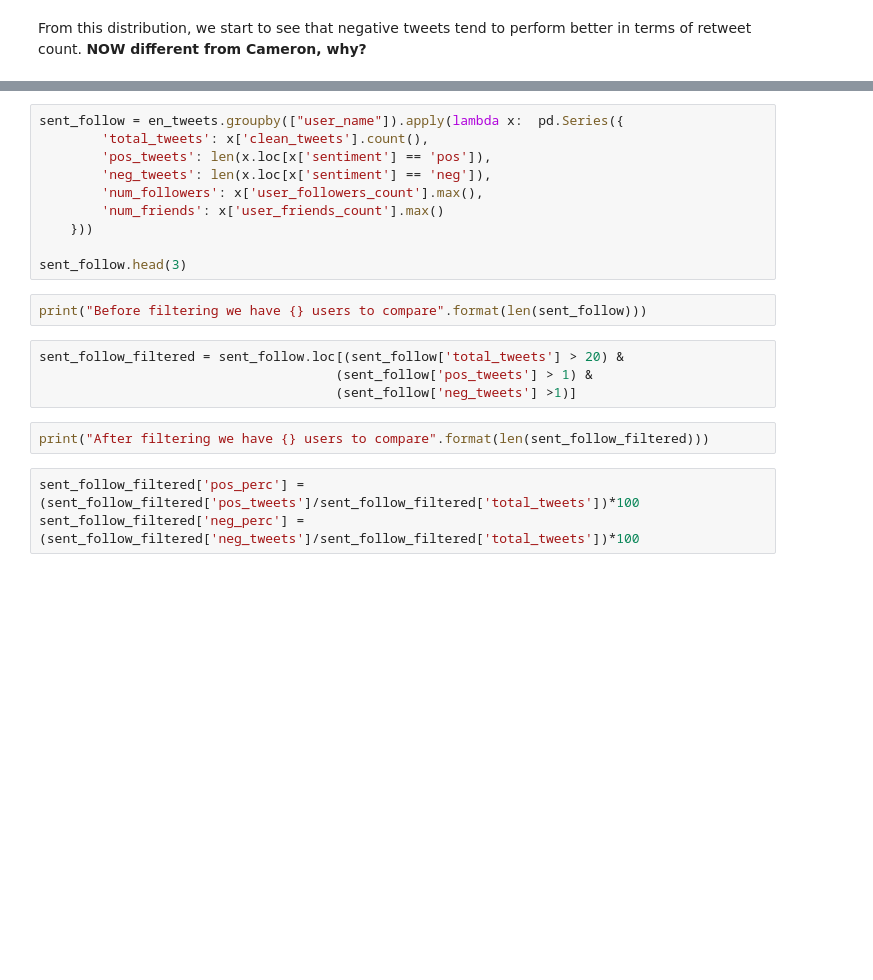
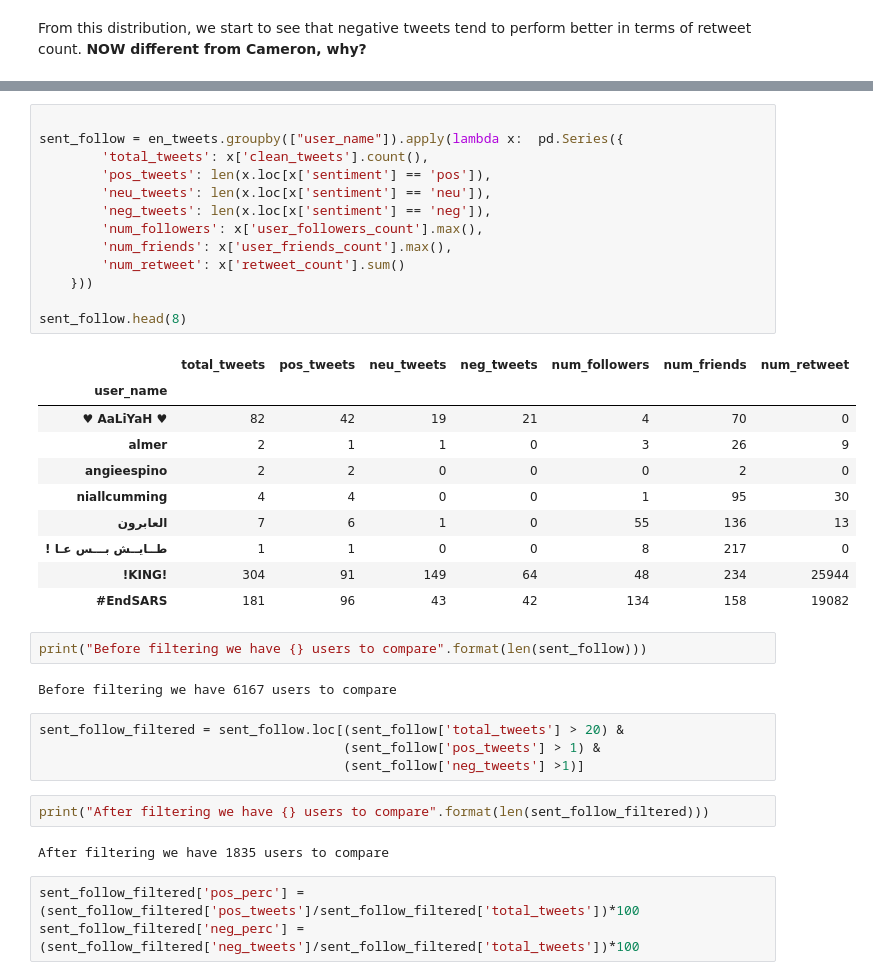
Before and after one commit to epfl-ada/ada-2020-project-milestone-p3-p3_musetti-adaletti, a Jupyter notebook: Creative_extension_analysis.ipynb, the cells around one changed output, grey strips where cells are left out. Drawn from its saved outputs; the diff is of its cells as text; blank space fills up the shorter version.

```diff
--- a/Creative_extension_analysis.ipynb
+++ b/Creative_extension_analysis.ipynb
@@ -1048,21 +1147,39 @@ en_tweets.groupby(["user_name"]).count()['clean_tweets']
 # %%
+
 sent_follow = en_tweets.groupby(["user_name"]).apply(lambda x:  pd.Series({
         'total_tweets': x['clean_tweets'].count(),
         'pos_tweets': len(x.loc[x['sentiment'] == 'pos']),
+        'neu_tweets': len(x.loc[x['sentiment'] == 'neu']),
         'neg_tweets': len(x.loc[x['sentiment'] == 'neg']),
         'num_followers': x['user_followers_count'].max(),
-        'num_friends': x['user_friends_count'].max()
+        'num_friends': x['user_friends_count'].max(),
+        'num_retweet': x['retweet_count'].sum()
     }))
 
-sent_follow.head(3)
+sent_follow.head(8)
+# %% [output]
+|  | total_tweets | pos_tweets | neu_tweets | neg_tweets | num_followers | num_friends | num_retweet |
+| user_name |  |  |  |  |  |  |  |
+| ♥ AaLiYaH ♥ | 82 | 42 | 19 | 21 | 4 | 70 | 0 |
+| almer | 2 | 1 | 1 | 0 | 3 | 26 | 9 |
+| angieespino | 2 | 2 | 0 | 0 | 0 | 2 | 0 |
+| niallcumming | 4 | 4 | 0 | 0 | 1 | 95 | 30 |
+| العابرون | 7 | 6 | 1 | 0 | 55 | 136 | 13 |
+| ! طــايــش بـــس عـا | 1 | 1 | 0 | 0 | 8 | 217 | 0 |
+| !KING! | 304 | 91 | 149 | 64 | 48 | 234 | 25944 |
+| #EndSARS | 181 | 96 | 43 | 42 | 134 | 158 | 19082 |
 # %%
 print("Before filtering we have {} users to compare".format(len(sent_follow)))
+# %% [output]
+Before filtering we have 6167 users to compare
 # %%
 sent_follow_filtered = sent_follow.loc[(sent_follow['total_tweets'] > 20) &
-                                      (sent_follow['pos_tweets'] > 1) &
-                                      (sent_follow['neg_tweets'] >1)]
+                                       (sent_follow['pos_tweets'] > 1) &
+                                       (sent_follow['neg_tweets'] >1)]
 # %%
 print("After filtering we have {} users to compare".format(len(sent_follow_filtered)))
+# %% [output]
+After filtering we have 1835 users to compare
 # %%
 sent_follow_filtered['pos_perc'] = (sent_follow_filtered['pos_tweets']/sent_follow_filtered['total_tweets'])*100
 sent_follow_filtered['neg_perc'] = (sent_follow_filtered['neg_tweets']/sent_follow_filtered['total_tweets'])*100
```
Also changed, not shown: parts of 22 cells of this notebook.
